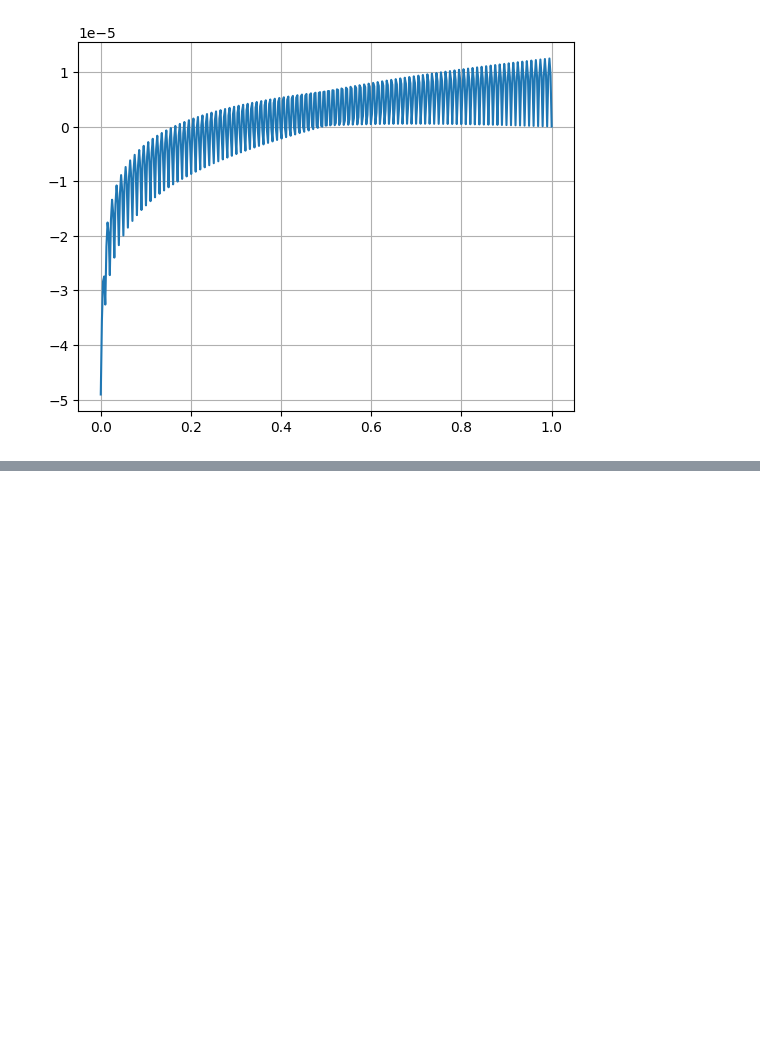
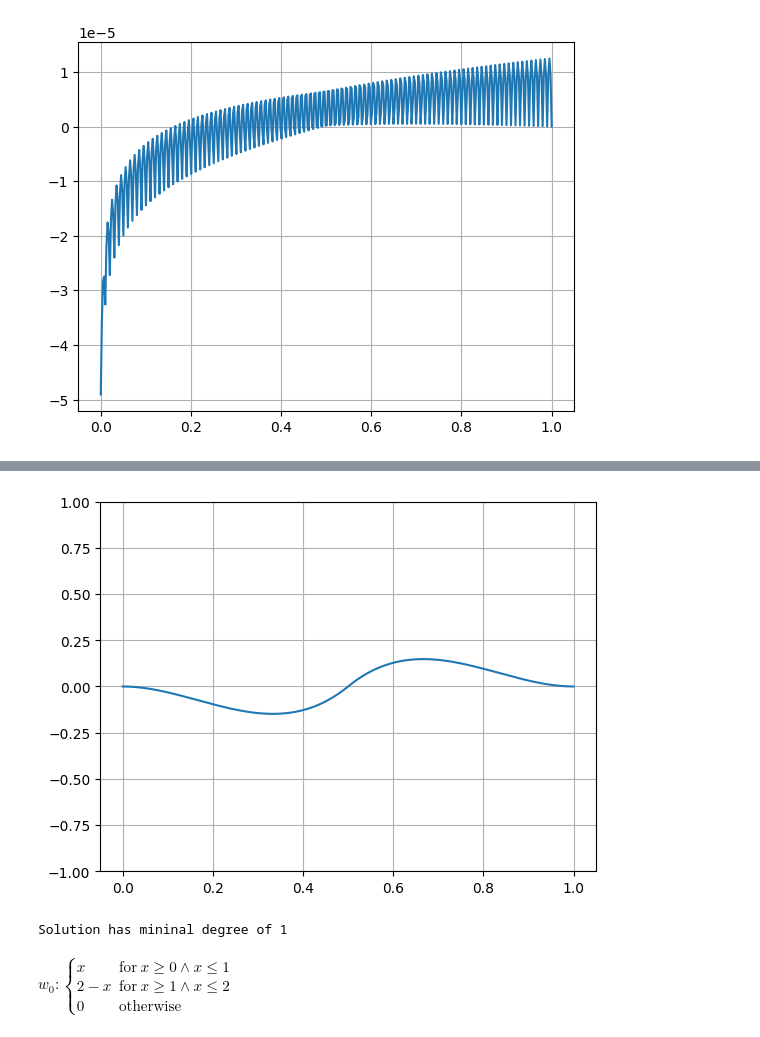
Before and after one commit to MFattakhov/vkr, a Jupyter notebook: plots.ipynb, the cells around one changed output, grey strips where cells are left out. Drawn from its saved outputs; the diff is of its cells as text; code cells hidden in the pictures; blank space fills up the shorter version.

```diff
--- a/plots.ipynb
+++ b/plots.ipynb
@@ -68,0 +111,9 @@ plt.show()
+# %%
+t = np.linspace(0,1,10000)
+ys = [w1(ts) for ts in t]
+plt.plot(t, ys)
+plt.ylim(-1, 1)
+plt.grid(True)
+plt.show()
+# %% [output]
+[figure, added]
@@ -68,0 +221,5 @@ plt.show()
+# %%
+print_ws(1)
+# %% [output]
+Solution has mininal degree of 1
+$w_{0}: \begin{cases} x & \text{for}\: x \geq 0 \wedge x \leq 1 \\2 - x & \text{for}\: x \geq 1 \wedge x \leq 2 \\0 & \text{otherwise} \end{cases}$
```
Also changed, not shown: parts of 19 cells of this notebook, 3 other files.
